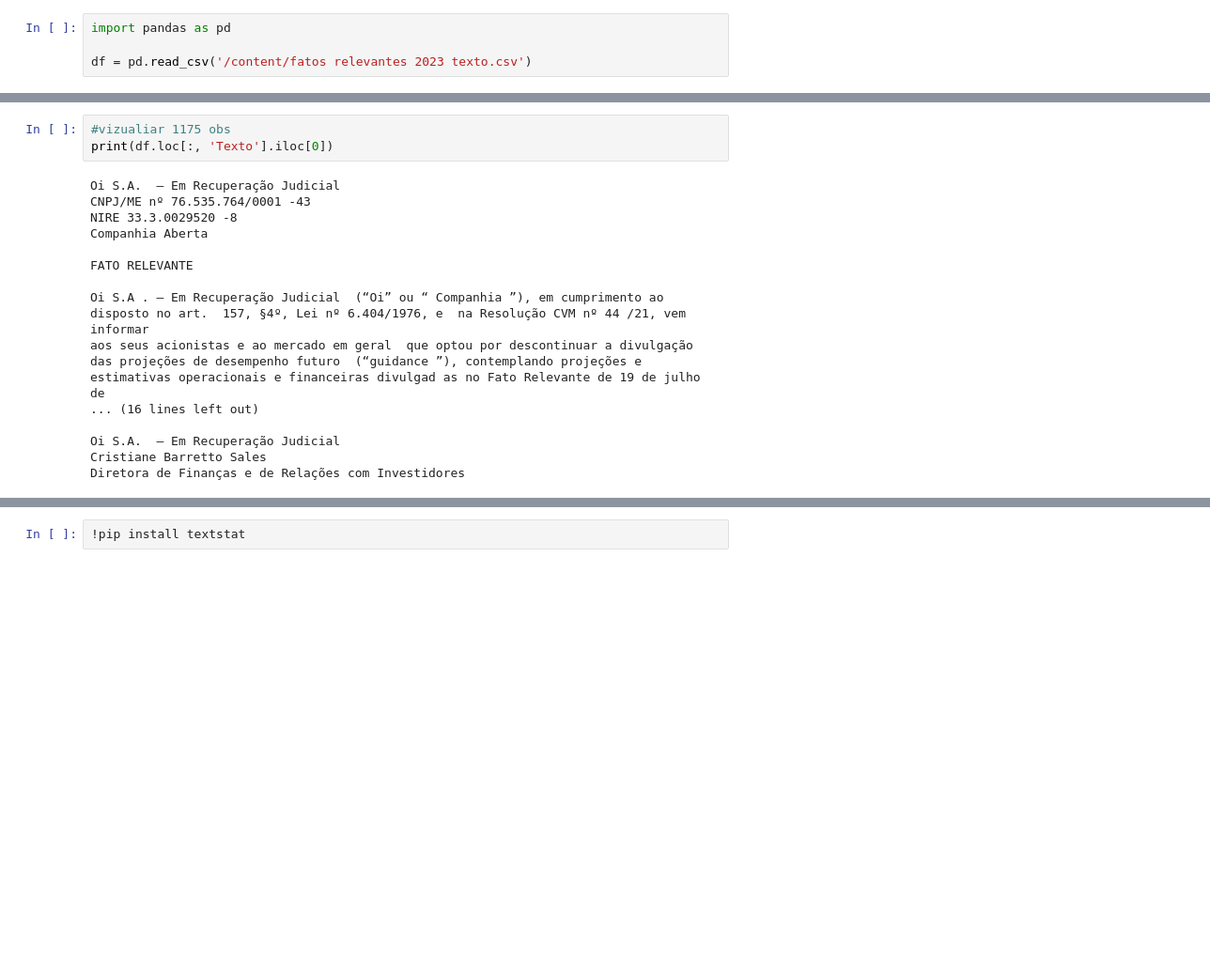
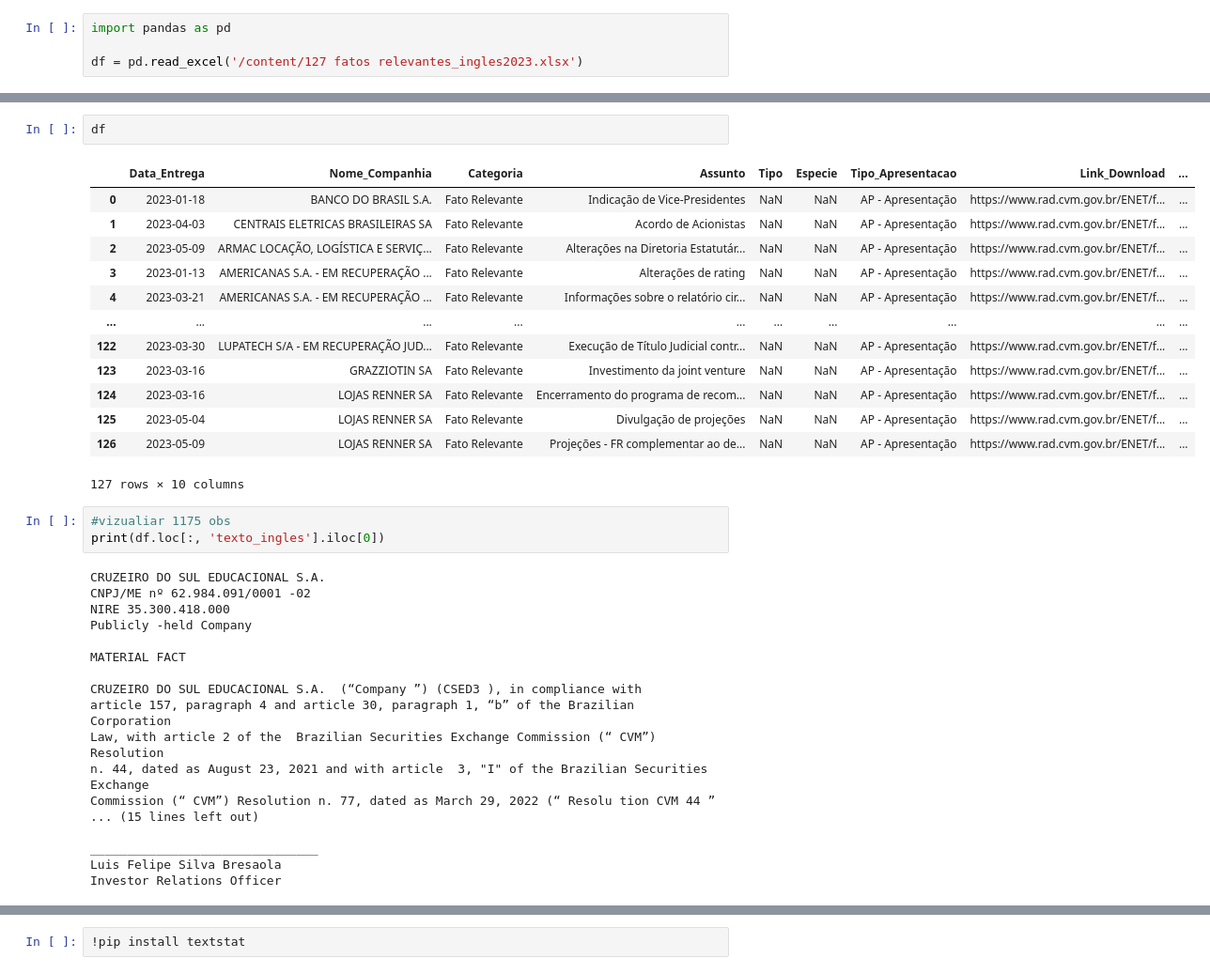
Before and after one commit to jeffersonramelo/Textual-Analysis, a Jupyter notebook: C4_Legibilidade_Fog_Flesh_WF_Index.ipynb, the cells around one changed output, grey strips where cells are left out. Shown at 94% size. Drawn from its saved outputs; the diff is of its cells as text; blank space fills up the shorter version.

```diff
--- a/C4_Legibilidade_Fog_Flesh_WF_Index.ipynb
+++ b/C4_Legibilidade_Fog_Flesh_WF_Index.ipynb
@@ -3,4 +8,4 @@
 # %%
 import pandas as pd
 
-df = pd.read_csv('/content/fatos relevantes 2023 texto.csv')
+df = pd.read_excel('/content/127 fatos relevantes_ingles2023.xlsx')
@@ -7,24 +31,40 @@ df = pd.read_csv('/content/fatos relevantes 2023 texto.csv')
+# %%
+df
+# %% [output]
+|  | Data_Entrega | Nome_Companhia | Categoria | Assunto | Tipo | Especie | Tipo_Apresentacao | Link_Download | ... |
+| 0 | 2023-01-18 | BANCO DO BRASIL S.A. | Fato Relevante | Indicação de Vice-Presidentes | NaN | NaN | AP - Apresentação | https://www.rad.cvm.gov.br/ENET/f... | ... |
+| 1 | 2023-04-03 | CENTRAIS ELETRICAS BRASILEIRAS SA | Fato Relevante | Acordo de Acionistas | NaN | NaN | AP - Apresentação | https://www.rad.cvm.gov.br/ENET/f... | ... |
+| 2 | 2023-05-09 | ARMAC LOCAÇÃO, LOGÍSTICA E SERVIÇ... | Fato Relevante | Alterações na Diretoria Estatutár... | NaN | NaN | AP - Apresentação | https://www.rad.cvm.gov.br/ENET/f... | ... |
+| 3 | 2023-01-13 | AMERICANAS S.A. - EM RECUPERAÇÃO ... | Fato Relevante | Alterações de rating | NaN | NaN | AP - Apresentação | https://www.rad.cvm.gov.br/ENET/f... | ... |
+| 4 | 2023-03-21 | AMERICANAS S.A. - EM RECUPERAÇÃO ... | Fato Relevante | Informações sobre o relatório cir... | NaN | NaN | AP - Apresentação | https://www.rad.cvm.gov.br/ENET/f... | ... |
+| ... | ... | ... | ... | ... | ... | ... | ... | ... | ... |
+| 122 | 2023-03-30 | LUPATECH S/A - EM RECUPERAÇÃO JUD... | Fato Relevante | Execução de Título Judicial contr... | NaN | NaN | AP - Apresentação | https://www.rad.cvm.gov.br/ENET/f... | ... |
+| 123 | 2023-03-16 | GRAZZIOTIN SA | Fato Relevante | Investimento da joint venture | NaN | NaN | AP - Apresentação | https://www.rad.cvm.gov.br/ENET/f... | ... |
+| 124 | 2023-03-16 | LOJAS RENNER SA | Fato Relevante | Encerramento do programa de recom... | NaN | NaN | AP - Apresentação | https://www.rad.cvm.gov.br/ENET/f... | ... |
+| 125 | 2023-05-04 | LOJAS RENNER SA | Fato Relevante | Divulgação de projeções | NaN | NaN | AP - Apresentação | https://www.rad.cvm.gov.br/ENET/f... | ... |
+| 126 | 2023-05-09 | LOJAS RENNER SA | Fato Relevante | Projeções - FR complementar ao de... | NaN | NaN | AP - Apresentação | https://www.rad.cvm.gov.br/ENET/f... | ... |
+127 rows × 10 columns
 # %%
 #vizualiar 1175 obs
-print(df.loc[:, 'Texto'].iloc[0])
+print(df.loc[:, 'texto_ingles'].iloc[0])
 # %% [output]
-Oi S.A.  – Em Recuperação Judicial
-CNPJ/ME nº 76.535.764/0001 -43
-NIRE 33.3.0029520 -8
-Companhia Aberta
+CRUZEIRO DO SUL EDUCACIONAL S.A.
+CNPJ/ME nº 62.984.091/0001 -02
+NIRE 35.300.418.000
+Publicly -held Company
 
-FATO RELEVANTE
+MATERIAL FACT
 
-Oi S.A . – Em Recuperação Judicial  (“Oi” ou “ Companhia ”), em cumprimento ao
-disposto no art.  157, §4º, Lei nº 6.404/1976, e  na Resolução CVM nº 44 /21, vem informar
-aos seus acionistas e ao mercado em geral  que optou por descontinuar a divulgação
-das projeções de desempenho futuro  (“guidance ”), contemplando projeções e
-estimativas operacionais e financeiras divulgad as no Fato Relevante de 19 de julho de
-... (16 lines left out)
+CRUZEIRO DO SUL EDUCACIONAL S.A.  (“Company ”) (CSED3 ), in compliance with
+article 157, paragraph 4 and article 30, paragraph 1, “b” of the Brazilian Corporation
+Law, with article 2 of the  Brazilian Securities Exchange Commission (“ CVM”) Resolution
+n. 44, dated as August 23, 2021 and with article  3, "I" of the Brazilian Securities Exchange
+Commission (“ CVM”) Resolution n. 77, dated as March 29, 2022 (“ Resolu tion CVM 44 ”
+... (15 lines left out)
 
-Oi S.A.  – Em Recuperação Judicial
-Cristiane Barretto Sales
-Diretora de Finanças e de Relações com Investidores
+_______________________________
+Luis Felipe Silva Bresaola
+Investor Relations Officer
 # %%
 import re
 
```
Also changed, not shown: parts of 11 cells of this notebook.
